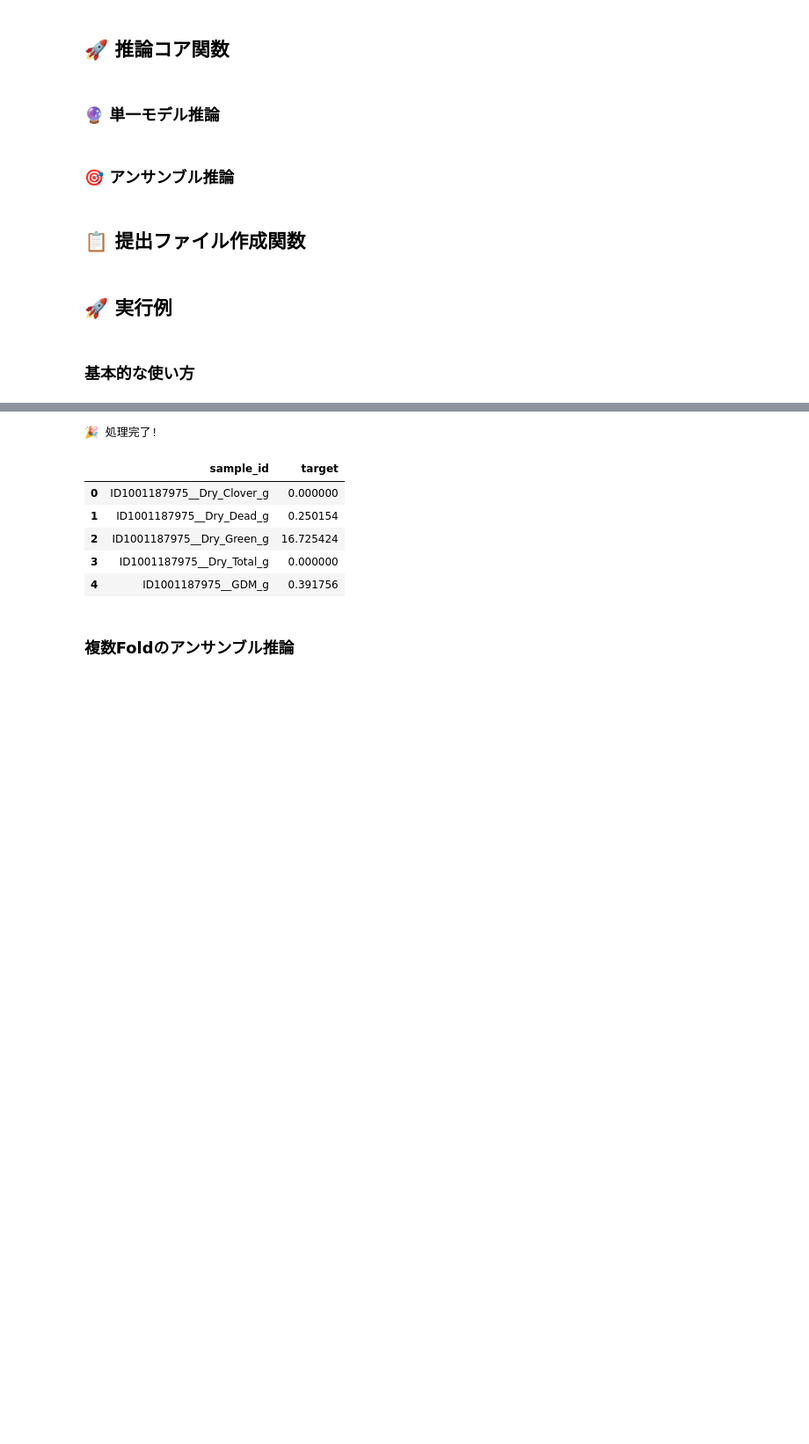
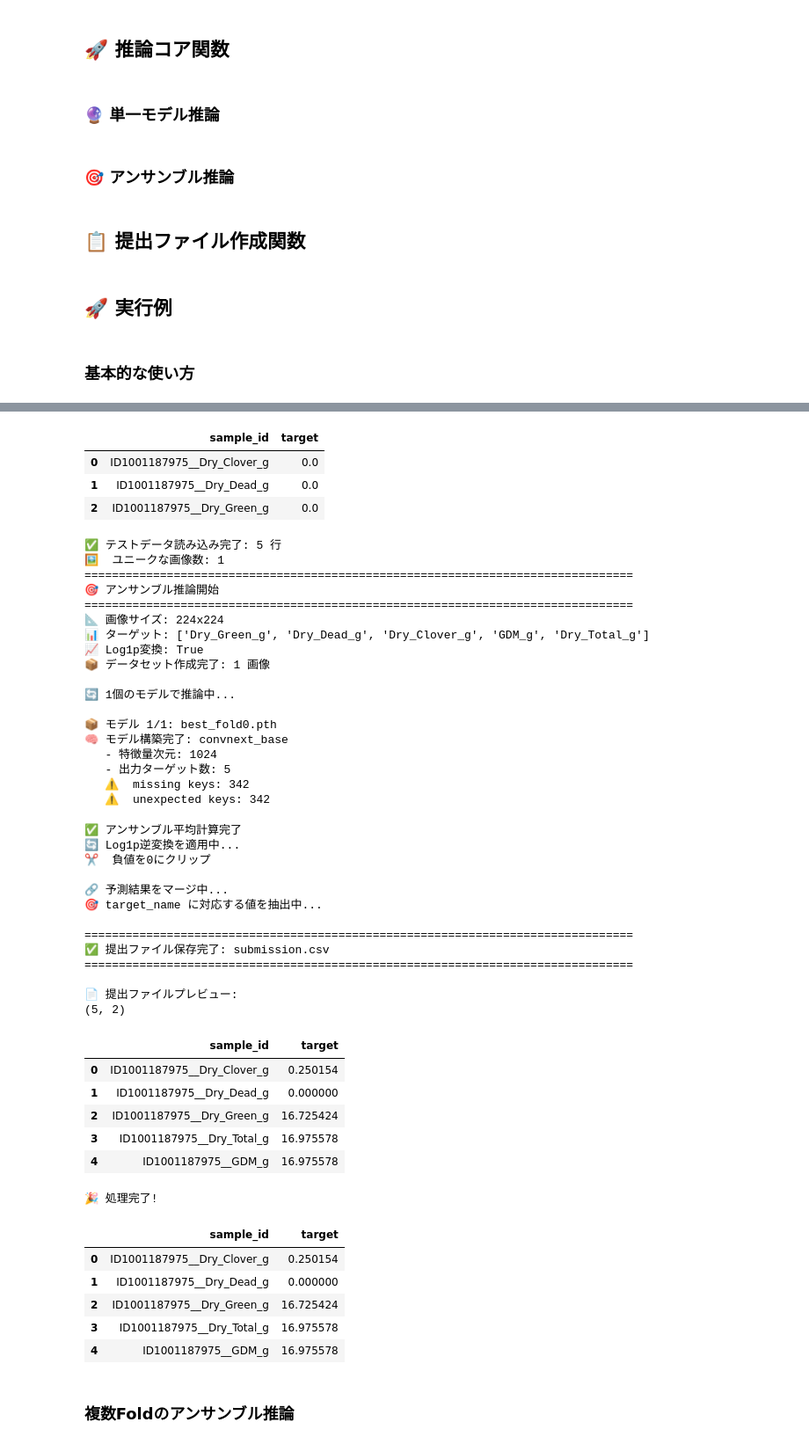
Before and after one commit to hdbunazawa2020/CSIRO---Image2Biomass-Prediction, a Jupyter notebook: notebook/[INFER]900_inference_model_on_Kaggle.ipynb, the cells around one changed output, grey strips where cells are left out. Shown at 88% size. Cells and saved outputs as stored; diff of their text form; code cells hidden in the pictures; blank space fills up the shorter version.

Commit message:
Kaggle Notebook | [Inference]infer_csiro_test | Version 3

```diff
--- a/notebook/[INFER]900_inference_model_on_Kaggle.ipynb
+++ b/notebook/[INFER]900_inference_model_on_Kaggle.ipynb
@@ -352,7 +352,7 @@ def ensemble_predict(
     mean = norm.get("mean", [0.485, 0.456, 0.406])
     std = norm.get("std", [0.229, 0.224, 0.225])
 
-    target_cols = list(cfg["target_cols"])
+    target_cols = ["Dry_Green_g", "Dry_Dead_g", "Dry_Clover_g", "GDM_g", "Dry_Total_g"]
     use_log1p_target = bool(cfg.get("use_log1p_target", True))
 
     print(f"📐 画像サイズ: {img_size}x{img_size}")
@@ -437,6 +437,11 @@ def ensemble_predict(
     for j, col in enumerate(target_cols):
         pred_df[col] = preds[:, j]
 
+    # 予測結果を整形
+    # pred_df[['Dry_Green_g', 'Dry_Clover_g', 'Dry_Dead_g']] = predictions
+    pred_df['GDM_g'] = pred_df.Dry_Green_g + pred_df.Dry_Clover_g
+    pred_df['Dry_Total_g'] = pred_df.GDM_g + pred_df.Dry_Dead_g
+
     return pred_df
 # %% [markdown]
 ## 📋 提出ファイル作成関数
@@ -449,6 +454,7 @@ def make_submission(
     batch_size: int = 64,
     num_workers: int = 2,
     use_amp: bool = True,
+    is_test: bool = True,
     device: Optional[str] = None,
 ) -> pd.DataFrame:
     """
@@ -481,7 +487,10 @@ def make_submission(
 
     # ✅ 競技ディレクトリ
     comp_dir = Path("/kaggle/input/csiro-biomass")
-    test_csv = comp_dir / "test.csv"
+    if is_test:
+        test_csv = comp_dir / "test.csv"
+    else:
+        test_csv = comp_dir / "train.csv"
     sub_csv  = comp_dir / "sample_submission.csv"
     if not test_csv.exists():
         raise FileNotFoundError(f"❌ test.csv が見つかりません: {test_csv}")
@@ -493,7 +502,7 @@ def make_submission(
     ckpt_paths = glob_walk(artifact_root / "model", "*pth")
     cfg = _load_yaml(cfg_path)
 
-    target_cols = list(cfg["target_cols"])
+    target_cols = ["Dry_Green_g", "Dry_Dead_g", "Dry_Clover_g", "GDM_g", "Dry_Total_g"]
     print(f"\n📊 設定情報:")
     print(f"   - ターゲット: {target_cols}")
     print(f"   - Log1p変換: {cfg.get('use_log1p_target', True)}")
@@ -501,6 +510,12 @@ def make_submission(
     # ✅ テストデータ読み込み
     print(f"\n📂 テストデータ読み込み中...")
     test_df = pd.read_csv(test_csv)
+    show_df(test_df)
+
+    # ✅ sample_submissionデータ読み込み
+    print(f"\n📂 sample_submissionデータ読み込み中...")
+    sample_sub_df = pd.read_csv(sub_csv)
+    show_df(sample_sub_df)
 
     # 必須カラムのチェック
     required_cols = {"sample_id", "image_path", "target_name"}
@@ -574,6 +589,7 @@ submission = make_submission(
     batch_size=64,      # バッチサイズ
     num_workers=2,      # DataLoaderのワーカー数
     use_amp=True,       # AMP使用（GPU推奨）
+    is_test=True,       # Debug時はFalse
 )
 
 # 結果確認
@@ -619,10 +618,51 @@ submission.head()
+|  | sample_id | target |
+| 0 | ID1001187975__Dry_Clover_g | 0.0 |
+| 1 | ID1001187975__Dry_Dead_g | 0.0 |
+| 2 | ID1001187975__Dry_Green_g | 0.0 |
-🎉 処理完了!
+✅ テストデータ読み込み完了: 5 行
+🖼️  ユニークな画像数: 1
+================================================================================
+🎯 アンサンブル推論開始
+================================================================================
+📐 画像サイズ: 224x224
+📊 ターゲット: ['Dry_Green_g', 'Dry_Dead_g', 'Dry_Clover_g', 'GDM_g', 'Dry_Total_g']
+📈 Log1p変換: True
+📦 データセット作成完了: 1 画像
+
+🔄 1個のモデルで推論中...
+
+📦 モデル 1/1: best_fold0.pth
+🧠 モデル構築完了: convnext_base
+   - 特徴量次元: 1024
+   - 出力ターゲット数: 5
+   ⚠️  missing keys: 342
+   ⚠️  unexpected keys: 342
-|  | sample_id | target |
-| 0 | ID1001187975__Dry_Clover_g | 0.000000 |
-| 1 | ID1001187975__Dry_Dead_g | 0.250154 |
-| 2 | ID1001187975__Dry_Green_g | 16.725424 |
-| 3 | ID1001187975__Dry_Total_g | 0.000000 |
-| 4 | ID1001187975__GDM_g | 0.391756 |
+✅ アンサンブル平均計算完了
+🔄 Log1p逆変換を適用中...
+✂️  負値を0にクリップ
+
+🔗 予測結果をマージ中...
+🎯 target_name に対応する値を抽出中...
+
+================================================================================
+✅ 提出ファイル保存完了: submission.csv
+================================================================================
+
+📄 提出ファイルプレビュー:
+(5, 2)
+|  | sample_id | target |
+| 0 | ID1001187975__Dry_Clover_g | 0.250154 |
+| 1 | ID1001187975__Dry_Dead_g | 0.000000 |
+| 2 | ID1001187975__Dry_Green_g | 16.725424 |
+| 3 | ID1001187975__Dry_Total_g | 16.975578 |
+| 4 | ID1001187975__GDM_g | 16.975578 |
+🎉 処理完了!
+|  | sample_id | target |
+| 0 | ID1001187975__Dry_Clover_g | 0.250154 |
+| 1 | ID1001187975__Dry_Dead_g | 0.000000 |
+| 2 | ID1001187975__Dry_Green_g | 16.725424 |
+| 3 | ID1001187975__Dry_Total_g | 16.975578 |
+| 4 | ID1001187975__GDM_g | 16.975578 |
 # %% [markdown]
 ### 複数Foldのアンサンブル推論
 # %%
```
Also changed, not shown: parts of 4 cells of this notebook.
